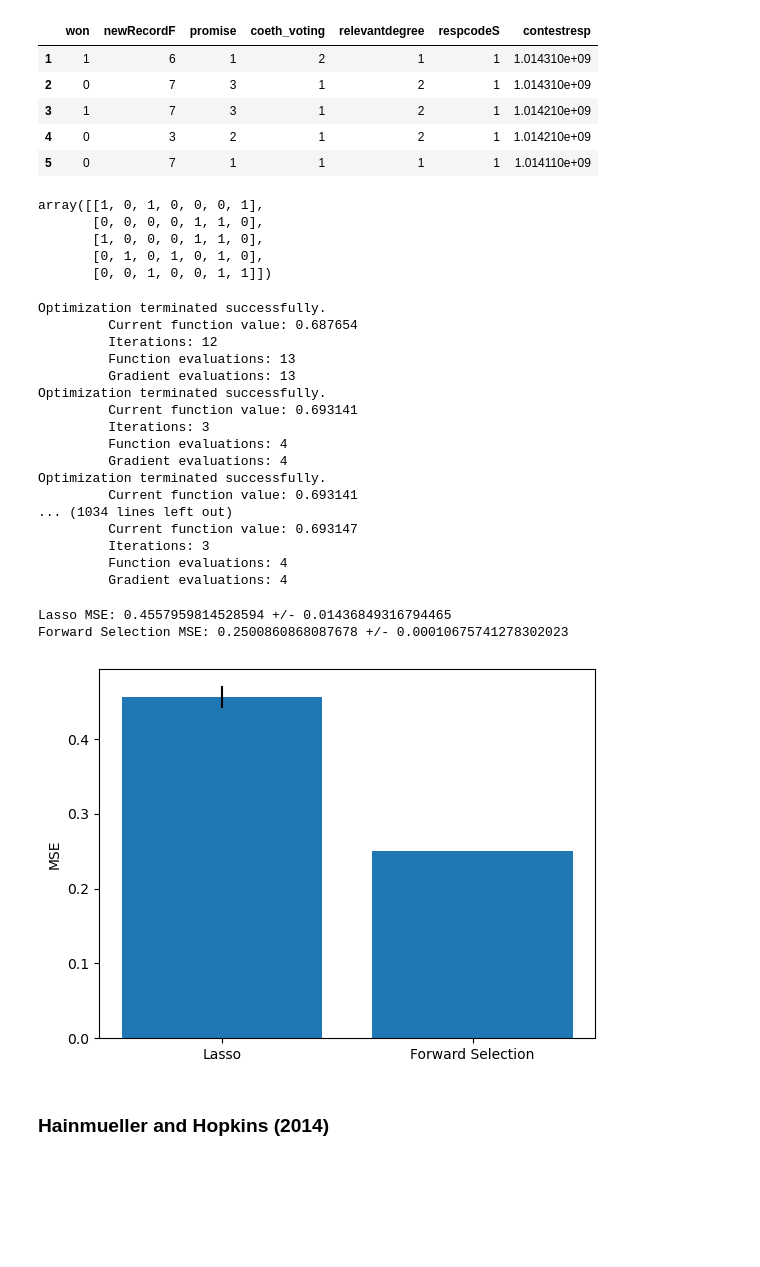
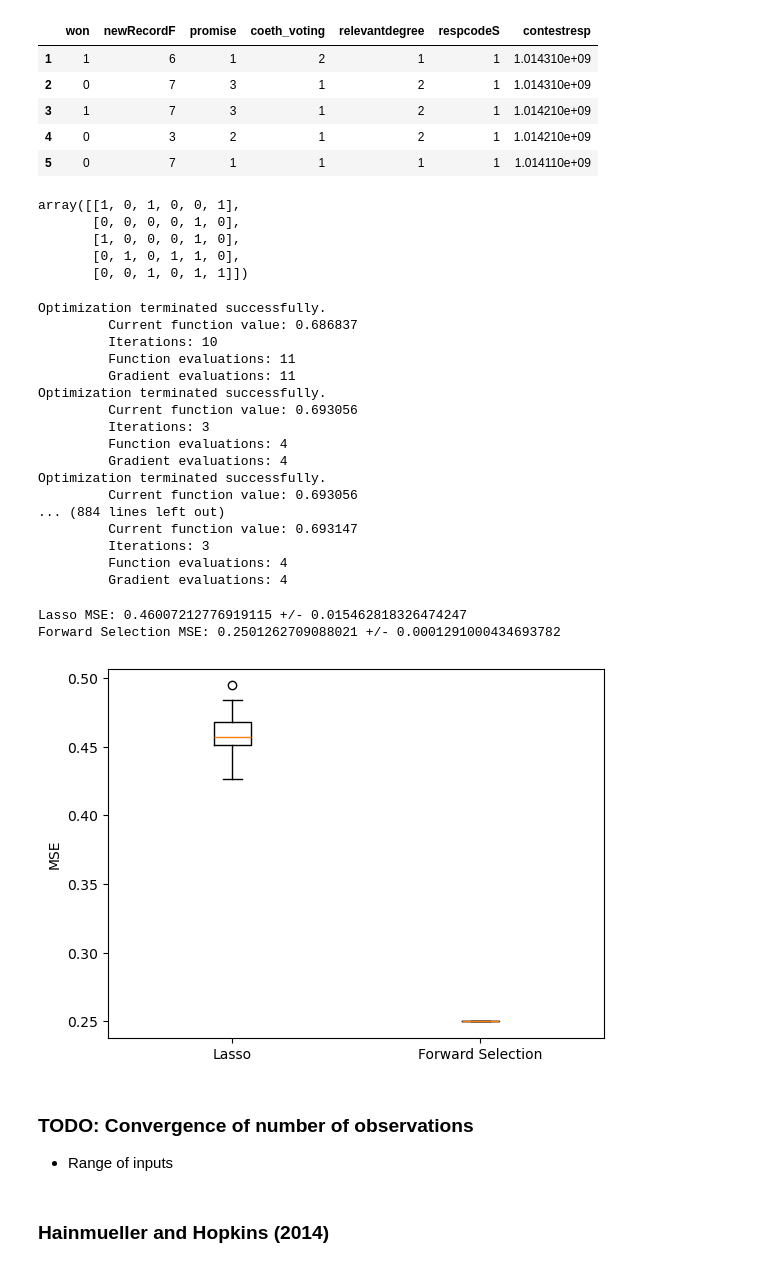
Before and after one commit to qc2321/causal-factorial, a Jupyter notebook: lasso_factorial_selection/real_world.ipynb, the cells around one changed output. Drawn from its saved outputs; the diff is of its cells as text; code cells hidden in the pictures; blank space fills up the shorter version.

```diff
--- a/lasso_factorial_selection/real_world.ipynb
+++ b/lasso_factorial_selection/real_world.ipynb
@@ -43,7 +43,7 @@ def evaluate_forward_selection(T_test, y_test, logistic=False):
     fs.compute_r2()
 # %%
 # Evaluate two models for NUM_TRIALS
-NUM_TRIALS = 30
+NUM_TRIALS = 100
 lasso_mses = []
 fs_mses = []
 lasso_r2s = []
@@ -68,6 +68,11 @@ for i in range(NUM_TRIALS):
     beta_mask = fm.pf.fit_transform(fm.pf.powers_)
     fs_expected_outcome = beta_mask @ fs.results.params
     fs_expected_outcomes.append(fs_expected_outcome)
+
+avg_lasso_betas = np.mean(lasso_betas, axis=0)
+avg_fs_betas = np.mean(fs_betas, axis=0)
+avg_lasso_expected_outcomes = np.mean(lasso_expected_outcomes, axis=0)
+avg_fs_expected_outcomes = np.mean(fs_expected_outcomes, axis=0)
 # %%
 # MSE comparison
 avg_lasso_mse = np.mean(np.array(lasso_mses))
@@ -150,18 +185,18 @@ carlson = carlson_df.iloc[:, :5].to_numpy(dtype=int)
 carlson[:, 1] = np.where(carlson[:, 1] < 4, 1, 0)
 carlson[:, 3:] = np.where(carlson[:, 3:] == 2, 0, 1)
 # %%
-# Convert promises to one-hot representations
-one_hot_promises = np.zeros((carlson.shape[0], 3))
-one_hot_promises[np.arange(carlson.shape[0]), carlson[:, 2] - 1] = 1
+# Convert 3 promises to 2 dummy coded categories
+promises = np.zeros((carlson.shape[0], 3))
+promises[np.arange(carlson.shape[0]), carlson[:, 2] - 1] = 1
 carlson = np.delete(carlson, 2, axis=1)
-carlson = np.insert(carlson, 2, one_hot_promises.T, axis=1)
+carlson = np.insert(carlson, 2, promises[:,:2].T, axis=1)
 carlson[:5]
 # %% [output]
-array([[1, 0, 1, 0, 0, 0, 1],
-       [0, 0, 0, 0, 1, 1, 0],
-       [1, 0, 0, 0, 1, 1, 0],
-       [0, 1, 0, 1, 0, 1, 0],
-       [0, 0, 1, 0, 0, 1, 1]])
+array([[1, 0, 1, 0, 0, 1],
+       [0, 0, 0, 0, 1, 0],
+       [1, 0, 0, 0, 1, 0],
+       [0, 1, 0, 1, 1, 0],
+       [0, 0, 1, 0, 1, 1]])
 # %%
 # Initialize factorial model
 fm = FactorialModel(
@@ -189,28 +224,38 @@ def evaluate_forward_selection(T_test, y_test, logistic=False):
 NUM_TRIALS = 30
 lasso_mses = []
 fs_mses = []
+lasso_betas = []
+fs_betas = []
+lasso_expected_outcomes = []
+fs_expected_outcomes = []
 
 for i in range(NUM_TRIALS):
     evaluate_lasso(logistic=True)
     lasso_mses.append(fm.mse)
+    lasso_betas.append(fm.beta_hat)
+    lasso_expected_outcomes.append(fm.expected_outcomes)
 
     fs = ForwardSelection(fm.T_train, fm.y_train, fm.k, strong_heredity=False)
     evaluate_forward_selection(fm.T_test, fm.y_test, logistic=True)
     fs_mses.append(fs.mse)
+    fs_betas.append(fs.results.params)
+    beta_mask = fm.pf.fit_transform(fm.pf.powers_)
+    fs_expected_outcome = beta_mask @ fs.results.params
+    fs_expected_outcomes.append(fs_expected_outcome)
 # %% [output]
 Optimization terminated successfully.
-         Current function value: 0.687654
-         Iterations: 12
-         Function evaluations: 13
-         Gradient evaluations: 13
+         Current function value: 0.686837
+         Iterations: 10
+         Function evaluations: 11
+         Gradient evaluations: 11
 Optimization terminated successfully.
-         Current function value: 0.693141
+         Current function value: 0.693056
          Iterations: 3
          Function evaluations: 4
          Gradient evaluations: 4
 Optimization terminated successfully.
-         Current function value: 0.693141
-... (1034 lines left out)
+         Current function value: 0.693056
+... (884 lines left out)
          Current function value: 0.693147
          Iterations: 3
          Function evaluations: 4
@@ -224,15 +269,20 @@ std_fs_mses = np.std(np.array(fs_mses))
 print(f"Lasso MSE: {avg_lasso_mse} +/- {std_lasso_mse}")
 print(f"Forward Selection MSE: {avg_fs_mses} +/- {std_fs_mses}")
 # %% [output]
-Lasso MSE: 0.4557959814528594 +/- 0.01436849316794465
-Forward Selection MSE: 0.2500860868087678 +/- 0.00010675741278302023
+Lasso MSE: 0.46007212776919115 +/- 0.015462818326474247
+Forward Selection MSE: 0.2501262709088021 +/- 0.0001291000434693782
 # %%
-# Plot MSE averages and standard deviations
+# Plot MSE boxplot
 plt.figure()
-plt.bar(["Lasso", "Forward Selection"], [avg_lasso_mse, avg_fs_mses], yerr=[std_lasso_mse, std_fs_mses])
+plt.boxplot([lasso_mses, fs_mses])
+plt.xticks([1, 2], ["Lasso", "Forward Selection"])
 plt.ylabel("MSE")
 plt.show()
 # %% [output]
-[figure, old version]
+[figure, new version]
+# %% [markdown]
+### TODO: Convergence of number of observations
+
+- Range of inputs
 # %% [markdown]
 ### Hainmueller and Hopkins (2014)
```
Also changed, not shown: parts of 6 cells of this notebook, 1 other file.
